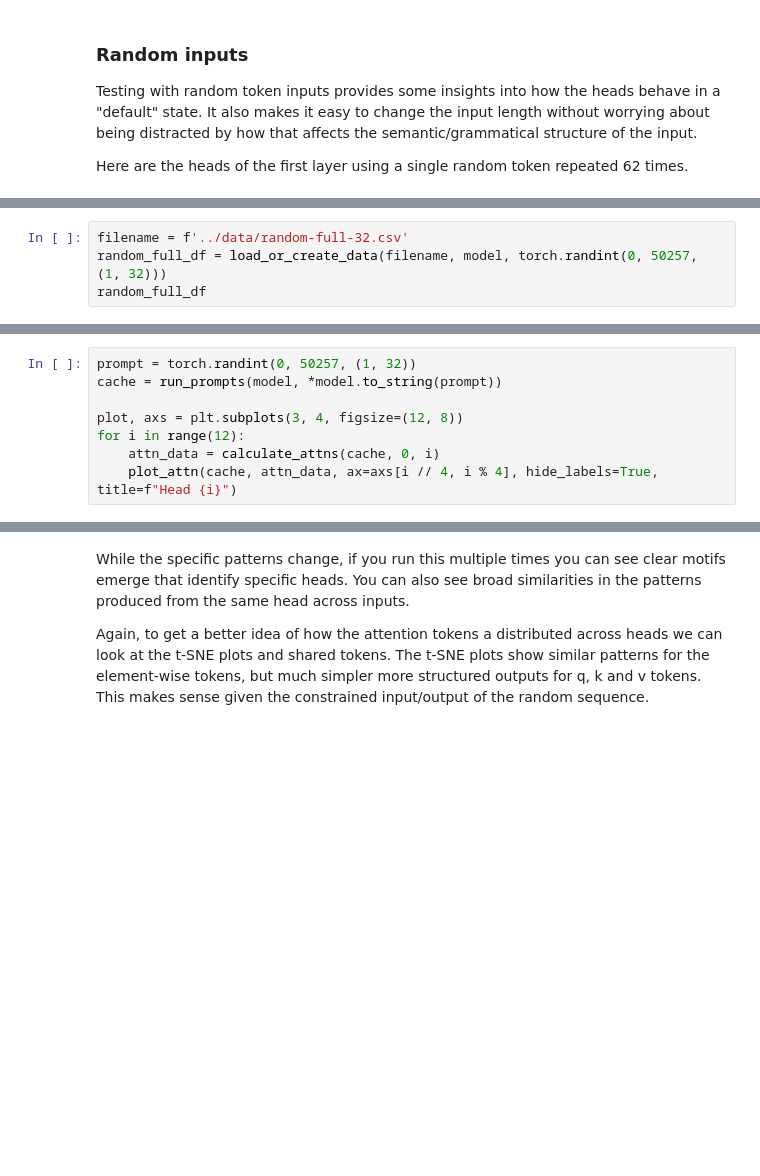
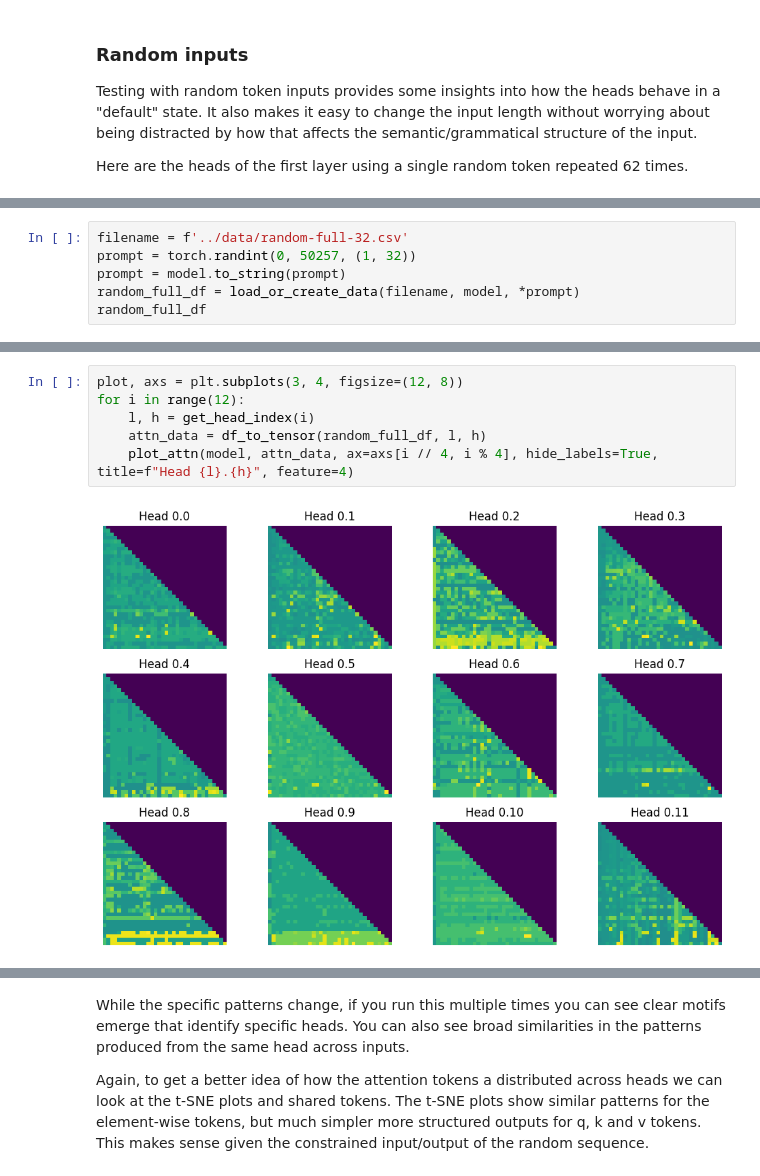
Before and after one commit to layterz/experiments, a Jupyter notebook: notebooks/attention-tokens.ipynb, the cells around one changed output, grey strips where cells are left out. Cells and saved outputs as stored; diff of their text form; blank space fills up the shorter version.

```diff
--- a/notebooks/attention-tokens.ipynb
+++ b/notebooks/attention-tokens.ipynb
@@ -247,4 +247,6 @@ InvalidIndexError: (slice(None, None, None), slice(None, None, None), slice(None
 # %%
 filename = f'../data/random-full-32.csv'
-random_full_df = load_or_create_data(filename, model, torch.randint(0, 50257, (1, 32)))
+prompt = torch.randint(0, 50257, (1, 32))
+prompt = model.to_string(prompt)
+random_full_df = load_or_create_data(filename, model, *prompt)
 random_full_df
@@ -251,10 +268,10 @@ random_full_df
 # %%
-prompt = torch.randint(0, 50257, (1, 32))
-cache = run_prompts(model, *model.to_string(prompt))
-
 plot, axs = plt.subplots(3, 4, figsize=(12, 8))
 for i in range(12):
-    attn_data = calculate_attns(cache, 0, i)
-    plot_attn(cache, attn_data, ax=axs[i // 4, i % 4], hide_labels=True, title=f"Head {i}")
+    l, h = get_head_index(i)
+    attn_data = df_to_tensor(random_full_df, l, h)
+    plot_attn(model, attn_data, ax=axs[i // 4, i % 4], hide_labels=True, title=f"Head {l}.{h}", feature=4)
+# %% [output]
+[figure, added]
 # %%
 filename = f'../data/random-seq-32.csv'
```
Also changed, not shown: parts of 23 cells of this notebook.
